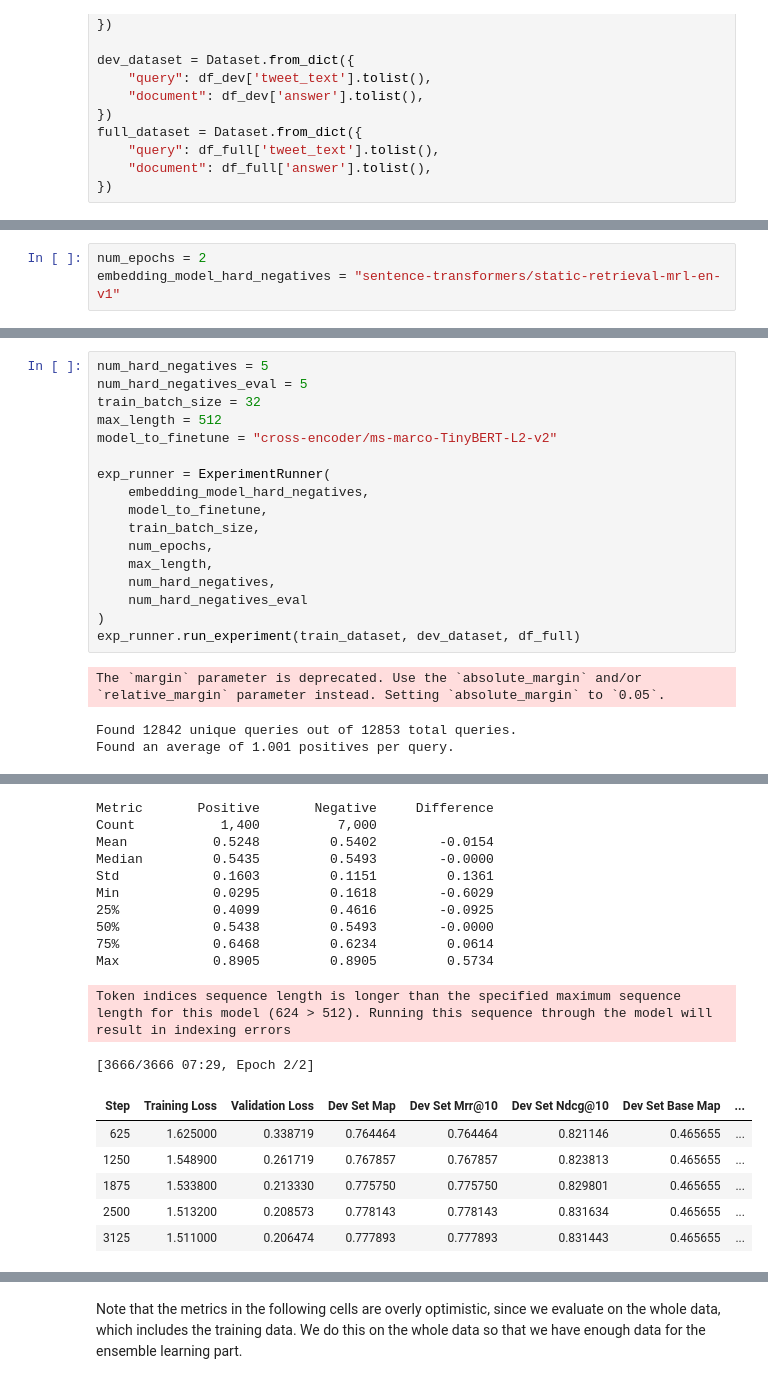
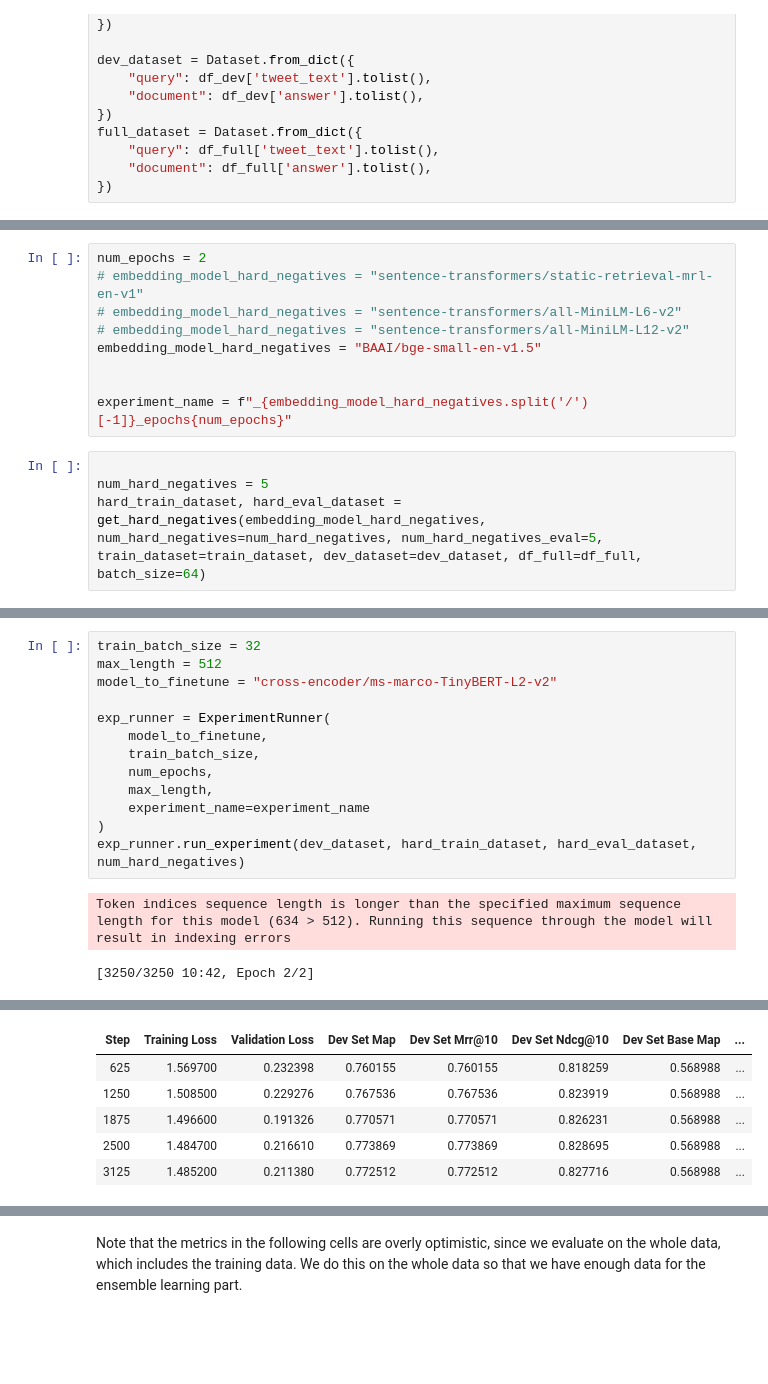
Before and after one commit to AIR25-CheckThat-Group1/CheckThat-ScientificClaimSourceRetrieval, a Jupyter notebook: reranking.ipynb, the cells around one changed output, grey strips where cells are left out. Drawn from its saved outputs; the diff is of its cells as text; blank space fills up the shorter version.

Commit message:
only calc embeddings once

```diff
--- a/reranking.ipynb
+++ b/reranking.ipynb
@@ -525,3 +566,13 @@ class ExperimentRunner:
 # %%
 num_epochs = 2
-embedding_model_hard_negatives = "sentence-transformers/static-retrieval-mrl-en-v1"
+# embedding_model_hard_negatives = "sentence-transformers/static-retrieval-mrl-en-v1"
+# embedding_model_hard_negatives = "sentence-transformers/all-MiniLM-L6-v2"
+# embedding_model_hard_negatives = "sentence-transformers/all-MiniLM-L12-v2"
+embedding_model_hard_negatives = "BAAI/bge-small-en-v1.5"
+
+
+experiment_name = f"_{embedding_model_hard_negatives.split('/')[-1]}_epochs{num_epochs}"
+# %%
+
+num_hard_negatives = 5
+hard_train_dataset, hard_eval_dataset = get_hard_negatives(embedding_model_hard_negatives, num_hard_negatives=num_hard_negatives, num_hard_negatives_eval=5, train_dataset=train_dataset, dev_dataset=dev_dataset, df_full=df_full, batch_size=64)
@@ -528,21 +609,16 @@ embedding_model_hard_negatives = "sentence-transformers/static-retrieval-mrl-en-
 # %%
-num_hard_negatives = 5
-num_hard_negatives_eval = 5
 train_batch_size = 32
 max_length = 512
 model_to_finetune = "cross-encoder/ms-marco-TinyBERT-L2-v2"
 
 exp_runner = ExperimentRunner(
-    embedding_model_hard_negatives,
     model_to_finetune,
     train_batch_size,
     num_epochs,
     max_length,
-    num_hard_negatives,
-    num_hard_negatives_eval
+    experiment_name=experiment_name
 )
-exp_runner.run_experiment(train_dataset, dev_dataset, df_full)
+exp_runner.run_experiment(dev_dataset, hard_train_dataset, hard_eval_dataset, num_hard_negatives)
 # %% [output]
-The `margin` parameter is deprecated. Use the `absolute_margin` and/or `relative_margin` parameter instead. Setting `absolute_margin` to `0.05`.
+Token indices sequence length is longer than the specified maximum sequence length for this model (634 > 512). Running this sequence through the model will result in indexing errors
-Found 12842 unique queries out of 12853 total queries.
-Found an average of 1.001 positives per query.
+[3250/3250 10:42, Epoch 2/2]
@@ -565,18 +625,6 @@ Found an average of 1.001 positives per query.
-Metric       Positive       Negative     Difference
-Count           1,400          7,000
-Mean           0.5248         0.5402        -0.0154
-Median         0.5435         0.5493        -0.0000
-Std            0.1603         0.1151         0.1361
-Min            0.0295         0.1618        -0.6029
-25%            0.4099         0.4616        -0.0925
-50%            0.5438         0.5493        -0.0000
-75%            0.6468         0.6234         0.0614
-Max            0.8905         0.8905         0.5734
-Token indices sequence length is longer than the specified maximum sequence length for this model (624 > 512). Running this sequence through the model will result in indexing errors
-[3666/3666 07:29, Epoch 2/2]
 | Step | Training Loss | Validation Loss | Dev Set Map | Dev Set Mrr@10 | Dev Set Ndcg@10 | Dev Set Base Map | ... |
-| 625 | 1.625000 | 0.338719 | 0.764464 | 0.764464 | 0.821146 | 0.465655 | ... |
-| 1250 | 1.548900 | 0.261719 | 0.767857 | 0.767857 | 0.823813 | 0.465655 | ... |
-| 1875 | 1.533800 | 0.213330 | 0.775750 | 0.775750 | 0.829801 | 0.465655 | ... |
-| 2500 | 1.513200 | 0.208573 | 0.778143 | 0.778143 | 0.831634 | 0.465655 | ... |
-| 3125 | 1.511000 | 0.206474 | 0.777893 | 0.777893 | 0.831443 | 0.465655 | ... |
+| 625 | 1.569700 | 0.232398 | 0.760155 | 0.760155 | 0.818259 | 0.568988 | ... |
+| 1250 | 1.508500 | 0.229276 | 0.767536 | 0.767536 | 0.823919 | 0.568988 | ... |
+| 1875 | 1.496600 | 0.191326 | 0.770571 | 0.770571 | 0.826231 | 0.568988 | ... |
+| 2500 | 1.484700 | 0.216610 | 0.773869 | 0.773869 | 0.828695 | 0.568988 | ... |
+| 3125 | 1.485200 | 0.211380 | 0.772512 | 0.772512 | 0.827716 | 0.568988 | ... |
```
Also changed, not shown: parts of 18 cells of this notebook, 1 other file.
